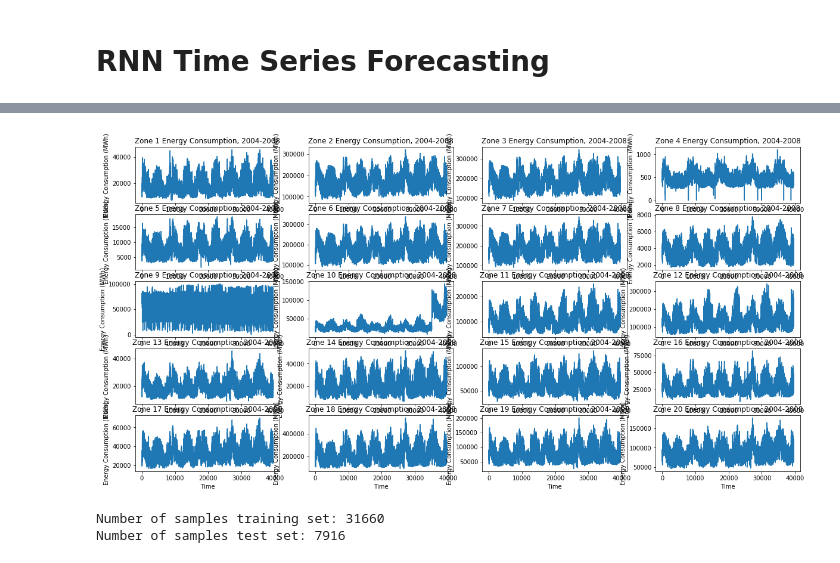
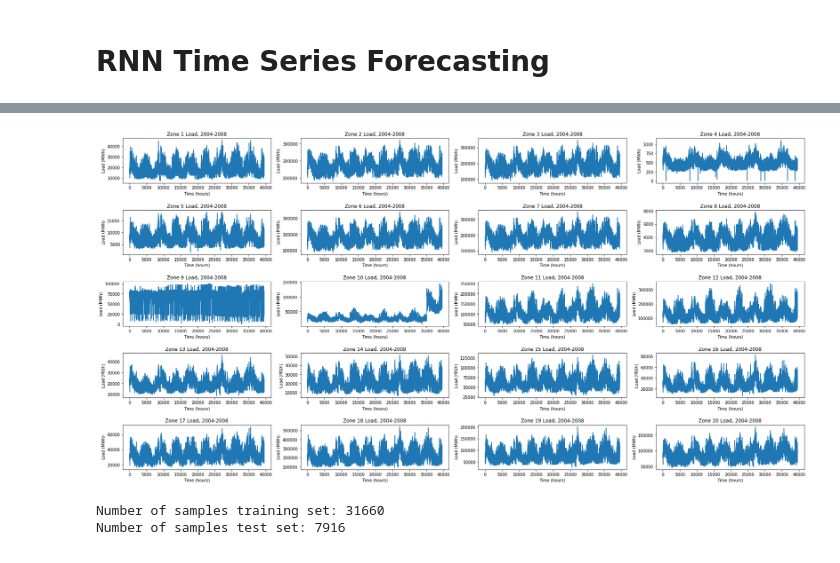
Before and after one commit to Pedromacedo41/MAP573, a Jupyter notebook: src/Francisco/RNN_TSF.ipynb, the cells around one changed output, grey strips where cells are left out. Cells and saved outputs as stored; diff of their text form; code cells hidden in the pictures.

```diff
--- a/src/Francisco/RNN_TSF.ipynb
+++ b/src/Francisco/RNN_TSF.ipynb
@@ -39,18 +18,0 @@ df
-# %%
-PATH = r"../../Data/completeLoad.csv"
-df = pd.read_csv(PATH)
-df_h = df.set_index(['zone_id', 'year', 'month', 'day'])
-unfolded_df = {}
-for i, x in enumerate(tqdm(df_h.columns.tolist())):
-    col_tuple = df_h[x].to_dict()
-    for j, k in col_tuple.items():
-        unfolded_df[tuple(list(j) + [i+1])] = k
-
-n_df = pd.DataFrame.from_dict(unfolded_df, orient="index").sort_index()
-m_index = pd.MultiIndex.from_tuples(unfolded_df.keys())
-mi_df = pd.DataFrame(unfolded_df.values(), m_index).sort_index()
-df_zone = np.array([mi_df.loc[(i+1)].values.astype("float32").reshape(
-        len(mi_df.loc[(i+1)]),) for i in range(mi_df.index[-1][0])])
-temp = mi_df.unstack(level=0)
-temp.columns = temp.columns.get_level_values(1)
-temp.head(2)
@@ -93,0 +19,16 @@ def plot_history(history, metric = None):
+# %%
+PATH = r"../../Data/completeLoad.csv"
+df = pd.read_csv(PATH)
+temp = df.set_index(['zone_id', 'year', 'month', 'day'])
+
+colname_to_int = {}
+for i in list(temp.columns):
+    colname_to_int[i] = int(i[1:])
+
+temp = temp.rename(columns=trans_dict)
+temp = temp.stack()
+temp = temp.unstack(level=0)
+temp.columns.names = [None]
+temp.index.names = [None, None, None, None]
+df_zone = temp
+temp.head(2)
@@ -94,13 +60,14 @@ def plot_history(history, metric = None):
 # %%
-plt.figure(figsize = (20, 10))
+plt.figure(figsize = (30, 15))
 for i, x in enumerate(df_zone):
     plt.subplot(5, 4, i+1)
-    plt.plot(x)
-    plt.xlabel("Time")
-    plt.ylabel("Energy Consumption (MWh)")
-    plt.title("Zone {} Energy Consumption, 2004-2008".format(i+1))
+    plt.subplots_adjust(wspace=0.2, hspace=0.6)
+    plt.plot(df_zone[x].values)
+    plt.xlabel("Time (hours)")
+    plt.ylabel("Load (MWh)")
+    plt.title("Zone {} Load, 2004-2008".format(i+1))
 plt.show()
 # %% [output]
-[figure, old version]
+[figure, new version]
 # %%
 # use data for zone 1.
```
Also changed, not shown: parts of 14 cells of this notebook.
